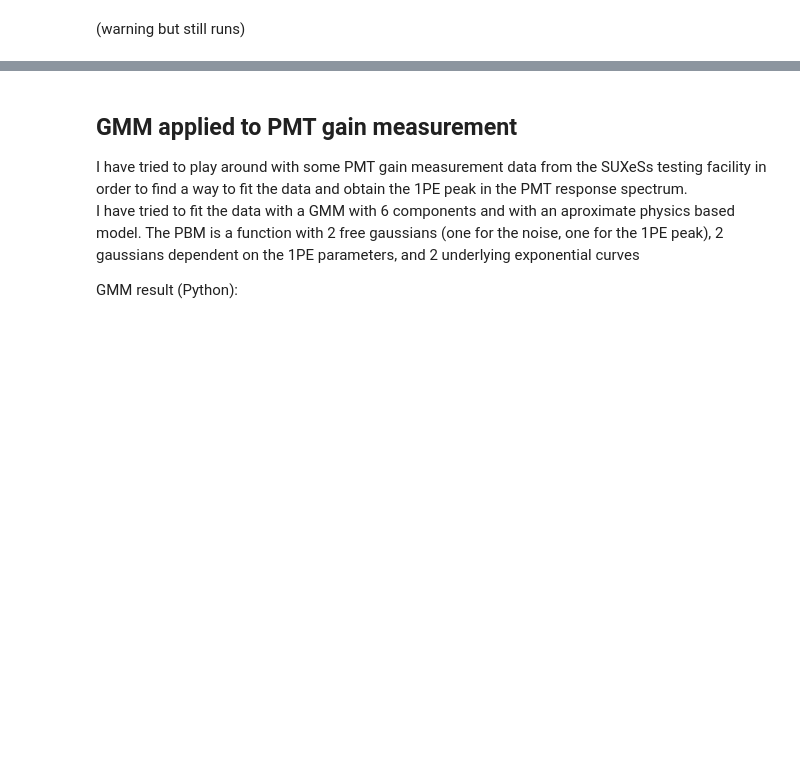
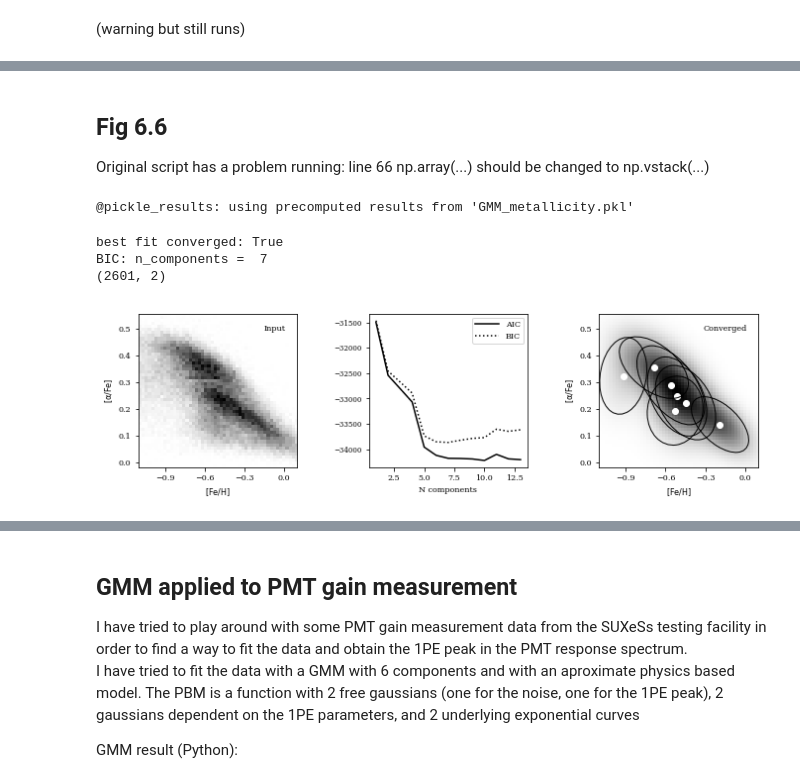
Before and after one commit to oskarkleincentre/MachineLearningInAstronomy, a Jupyter notebook: classes/Hand_On_2/Figure_scripts/Hands_on_Ch6.ipynb, the cells around one changed output, grey strips where cells are left out. Drawn from its saved outputs; the diff is of its cells as text; code cells hidden in the pictures; blank space fills up the shorter version.

Commit message:
scripts and notebook for second Hands on session

```diff
--- a/classes/Hand_On_2/Figure_scripts/Hands_on_Ch6.ipynb
+++ b/classes/Hand_On_2/Figure_scripts/Hands_on_Ch6.ipynb
@@ -46,0 +53,12 @@ run ./fig4_GreatWall_nearest_neighbor.py
+# %% [markdown]
+## Fig 6.6
+
+Original script has a problem running: line 66 np.array(...) should be changed to np.vstack(...)
+# %%
+run ./fig6_GMM_2d.py
+# %% [output]
+@pickle_results: using precomputed results from 'GMM_metallicity.pkl'
+best fit converged: True
+BIC: n_components =  7
+(2601, 2)
+[figure, added]
```
Also changed, not shown: parts of 6 cells of this notebook, 8 other files.
